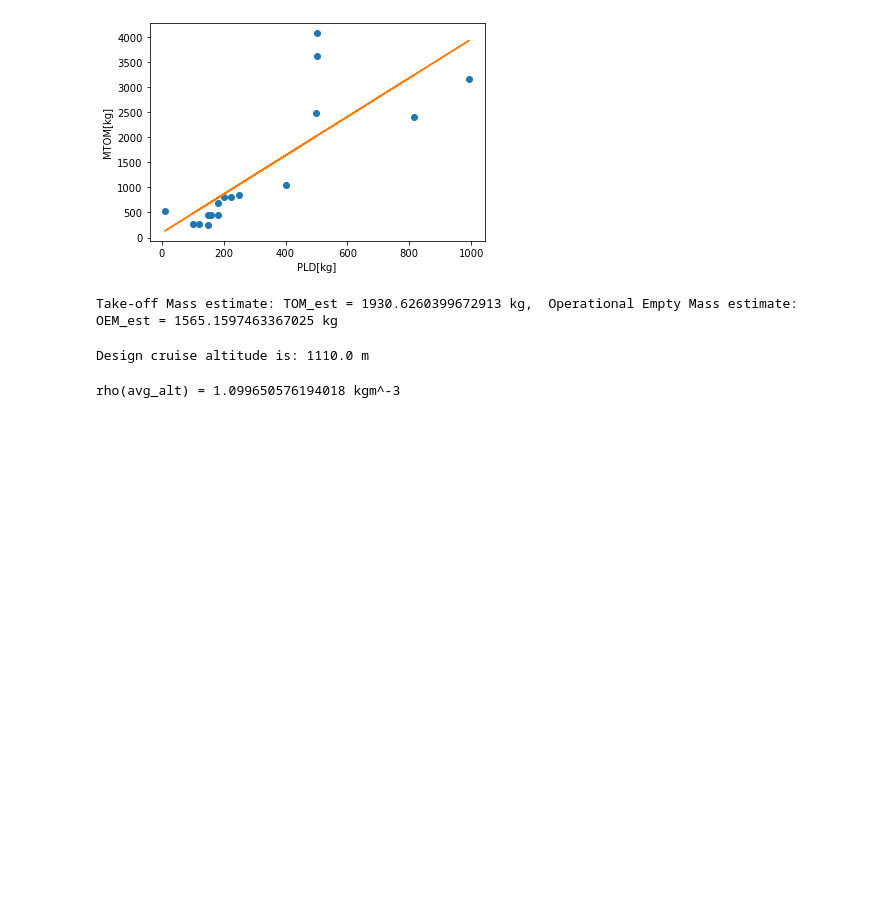
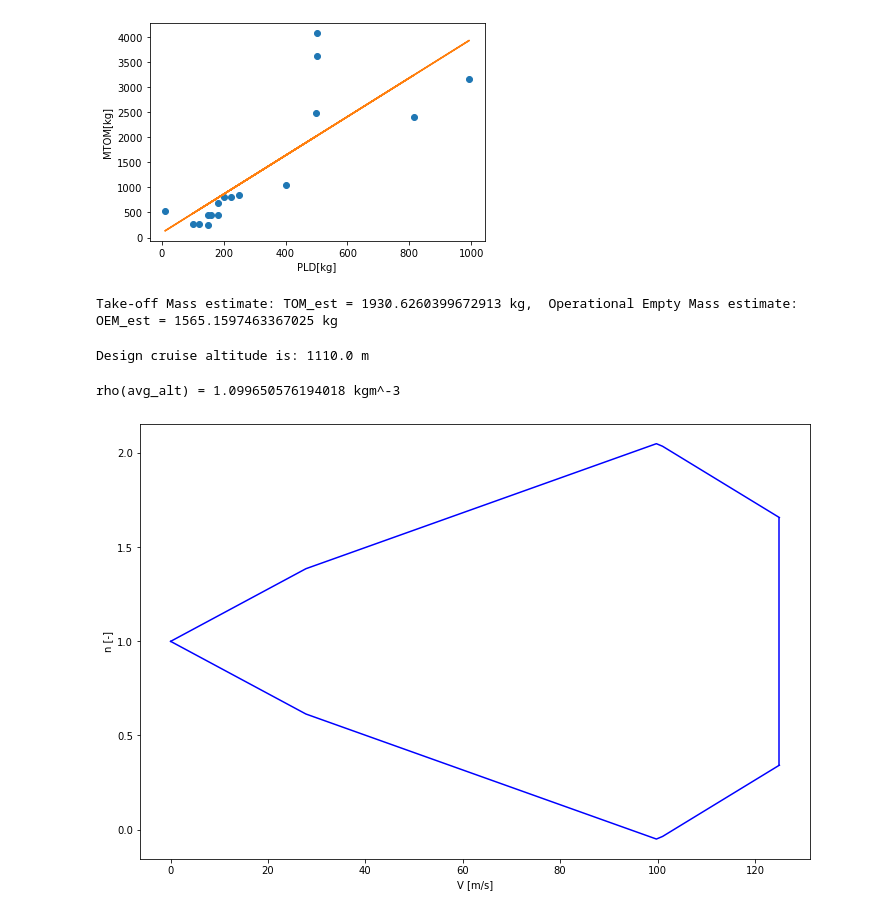
Before and after one commit to dmkeijzer/RBDOWigeon-paper, a Jupyter notebook: Sizing/Prelim_sizing.ipynb, the cells around one changed output. Cells and saved outputs as stored; diff of their text form; code cells hidden in the pictures; blank space fills up the shorter version.

```diff
--- a/Sizing/Prelim_sizing.ipynb
+++ b/Sizing/Prelim_sizing.ipynb
@@ -118,3 +118,31 @@ rho(avg_alt) = 1.099650576194018 kgm^-3
 design_dive_speed = lambda Vc: 1.25 * Vc # MOC eVTOL
 
 AspectRatio = lambda S, b: b ** 2 / S
+# %%
+def posgustload(V, Vs, us, ns, CLalpha, WoS):
+    (ub, uc, ud), (Vb, Vc, VD), (nb, nc, nd)  = us, Vs, ns
+    interpolate = lambda V, V1, V2, n1, n2: n1 + (V - V1) * (n2 - n1) / (V2 - V1)
+    return n(V, ub) if 0 <= V <= Vb else \
+    ( interpolate(V, Vb, Vc, nb, nc) if Vb < V <= Vc else interpolate(V, Vc, VD, nc, nd) )
+
+neggustload = lambda V, Vs, us, ns, CLalpha, WoS: 2 - posgustload(V, Vs, us, ns, CLalpha, WoS)
+# %%
+WoS = 5000
+CLalpha = 2 * 3.141592654
+n = lambda V, u: 1 + rho(avg_alt) * V * CLalpha * u / (2 * WoS)
+
+Vb, Vc, VD = Vs = (100 / 3.6, 100, design_dive_speed(Vc))
+ub, uc, ud = us = 20.12, 15.24, 7.62
+nb, nc, nd = ns = n(Vb, ub), n(Vc, uc), n(VD, ud)
+
+plt.figure(figsize=(12, 8))
+x = np.linspace(0, VD, 100)
+
+ax = sns.lineplot(x=x, y=[posgustload(V, Vs, us, ns, CLalpha, WoS) for V in x], color='blue')
+sns.lineplot(x=x, y=[neggustload(V, Vs, us, ns, CLalpha, WoS) for V in x], color='blue')
+ax.set(xlabel="V [m/s]", ylabel="n [-]")
+
+plt.plot([VD, VD], [neggustload(VD, Vs, us, ns, CLalpha, WoS), posgustload(VD, Vs, us, ns, CLalpha, WoS)], color='blue')
+plt.savefig('gust.png')
+# %% [output]
+[figure, added]
```
Also changed, not shown: 1 other file.
